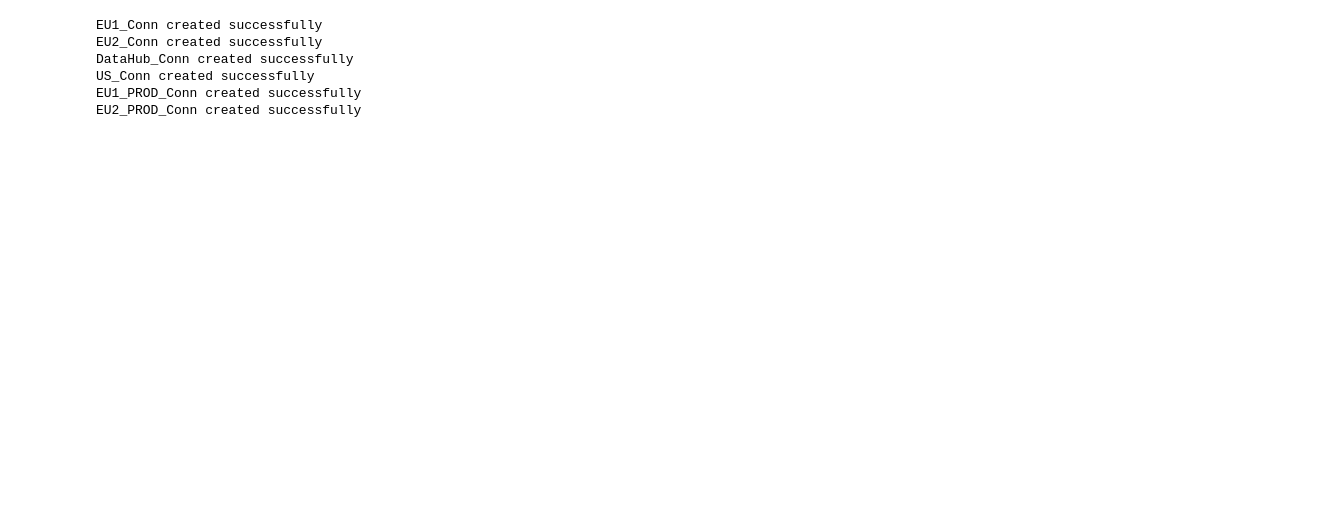
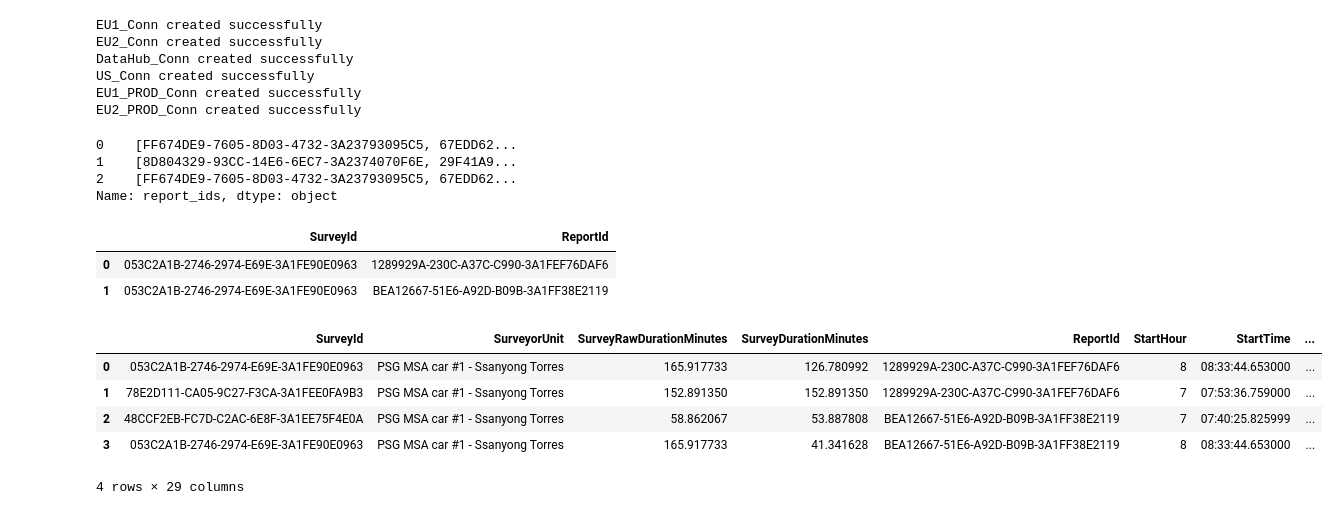
Before and after one commit to picarro-dsoler/KPIHub, a Jupyter notebook: SQLite/tools/Ingesters/KPIHub_SurveySummaryIngester.ipynb, the cells around one changed output. Drawn from its saved outputs; the diff is of its cells as text; code cells hidden in the pictures; blank space fills up the shorter version.

```diff
--- a/SQLite/tools/Ingesters/KPIHub_SurveySummaryIngester.ipynb
+++ b/SQLite/tools/Ingesters/KPIHub_SurveySummaryIngester.ipynb
@@ -269,11 +49,58 @@ EU2_PROD_Conn created successfully
 customer_list = get_customer_list(KPIHub_Conn)
 arguments = {'conn': KPIHub_Conn}
 
-customer_info = customer_list[customer_list['Name'] == 'Avacon'].iloc[0]
+customer_info = customer_list[customer_list['Name'] == 'PSG'].iloc[0]
+customer_info
 surveyIngester = SurveySummaryIngester(arguments)
 surveyIngester.set_customer_info(customer_info)
 surveyIngester.update_check()
-surveyIngester.query_data()
-surveyIngester.push_data()
-surveyIngester.delete_data()
-surveyIngester.sanity_check()
+# %%
+reports = Query(f"SELECT * FROM KPI_ReportSummary WHERE CustomerId = '{customer_info['CustomerId']}'").execute(KPIHub_Conn)
+reports.db.set_query("SELECT * FROM KPI_SurveySummary WHERE ReportId IN (SELECT ReportId FROM temp_report)")
+rds = reports.db.execute(KPIHub_Conn, source_col = 'ReportId', temp_table_name = 'temp_report')
+rds = rds[(rds['StartDay'] >= '2026-08-31') & (rds['StartDay'] <= '2026-09-06')]
+# Find surveys that have repeated ReportId entries in rds
+# (i.e., surveys that appear in more than one report if there are relevant columns)
+if 'SurveyId' in rds.columns and 'ReportId' in rds.columns:
+    # Count how many times each SurveyId appears with different ReportIds
+    # If there are no reports for a SurveyId, nunique will be 0
+    repeated_surveys = rds.groupby('SurveyId').agg(
+        num_reports=('ReportId', 'nunique'),
+        report_ids=('ReportId', list)
+    )
+    repeated_surveys = repeated_surveys[repeated_surveys['num_reports'] > 1]
+
+else:
+    print("rds does not have both SurveyId and ReportId columns; cannot check for repeated surveys.")
+# %%
+repeated_surveys.reset_index()['report_ids']
+# %% [output]
+0    [FF674DE9-7605-8D03-4732-3A23793095C5, 67EDD62...
+1    [8D804329-93CC-14E6-6EC7-3A2374070F6E, 29F41A9...
+2    [FF674DE9-7605-8D03-4732-3A23793095C5, 67EDD62...
+Name: report_ids, dtype: object
+# %%
+survey_id = repeated_surveys.index[1]  # take the first SurveyId with repeated reports
+single_survey_df = pd.DataFrame({
+    'SurveyId': [survey_id] * len(repeated_surveys.loc[survey_id, 'report_ids']),
+    'ReportId': repeated_surveys.loc[survey_id, 'report_ids']
+})
+single_survey_df
+# %% [output]
+|  | SurveyId | ReportId |
+| 0 | 053C2A1B-2746-2974-E69E-3A1FE90E0963 | 1289929A-230C-A37C-C990-3A1FEF76DAF6 |
+| 1 | 053C2A1B-2746-2974-E69E-3A1FE90E0963 | BEA12667-51E6-A92D-B09B-3A1FF38E2119 |
+# %%
+surveyIngester.data['reports_into'] = single_survey_df.copy()
+surveyIngester.check_flag = True
+# %%
+surveyIngester.query_data()
+proc_data = surveyIngester.data['output']
+proc_data
+# %% [output]
+|  | SurveyId | SurveyorUnit | SurveyRawDurationMinutes | SurveyDurationMinutes | ReportId | StartHour | StartTime | ... |
+| 0 | 053C2A1B-2746-2974-E69E-3A1FE90E0963 | PSG MSA car #1 - Ssanyong Torres | 165.917733 | 126.780992 | 1289929A-230C-A37C-C990-3A1FEF76DAF6 | 8 | 08:33:44.653000 | ... |
+| 1 | 78E2D111-CA05-9C27-F3CA-3A1FEE0FA9B3 | PSG MSA car #1 - Ssanyong Torres | 152.891350 | 152.891350 | 1289929A-230C-A37C-C990-3A1FEF76DAF6 | 7 | 07:53:36.759000 | ... |
+| 2 | 48CCF2EB-FC7D-C2AC-6E8F-3A1EE75F4E0A | PSG MSA car #1 - Ssanyong Torres | 58.862067 | 53.887808 | BEA12667-51E6-A92D-B09B-3A1FF38E2119 | 7 | 07:40:25.825999 | ... |
+| 3 | 053C2A1B-2746-2974-E69E-3A1FE90E0963 | PSG MSA car #1 - Ssanyong Torres | 165.917733 | 41.341628 | BEA12667-51E6-A92D-B09B-3A1FF38E2119 | 8 | 08:33:44.653000 | ... |
+4 rows × 29 columns
```
Also changed, not shown: parts of 5 cells of this notebook, 37 other files.
